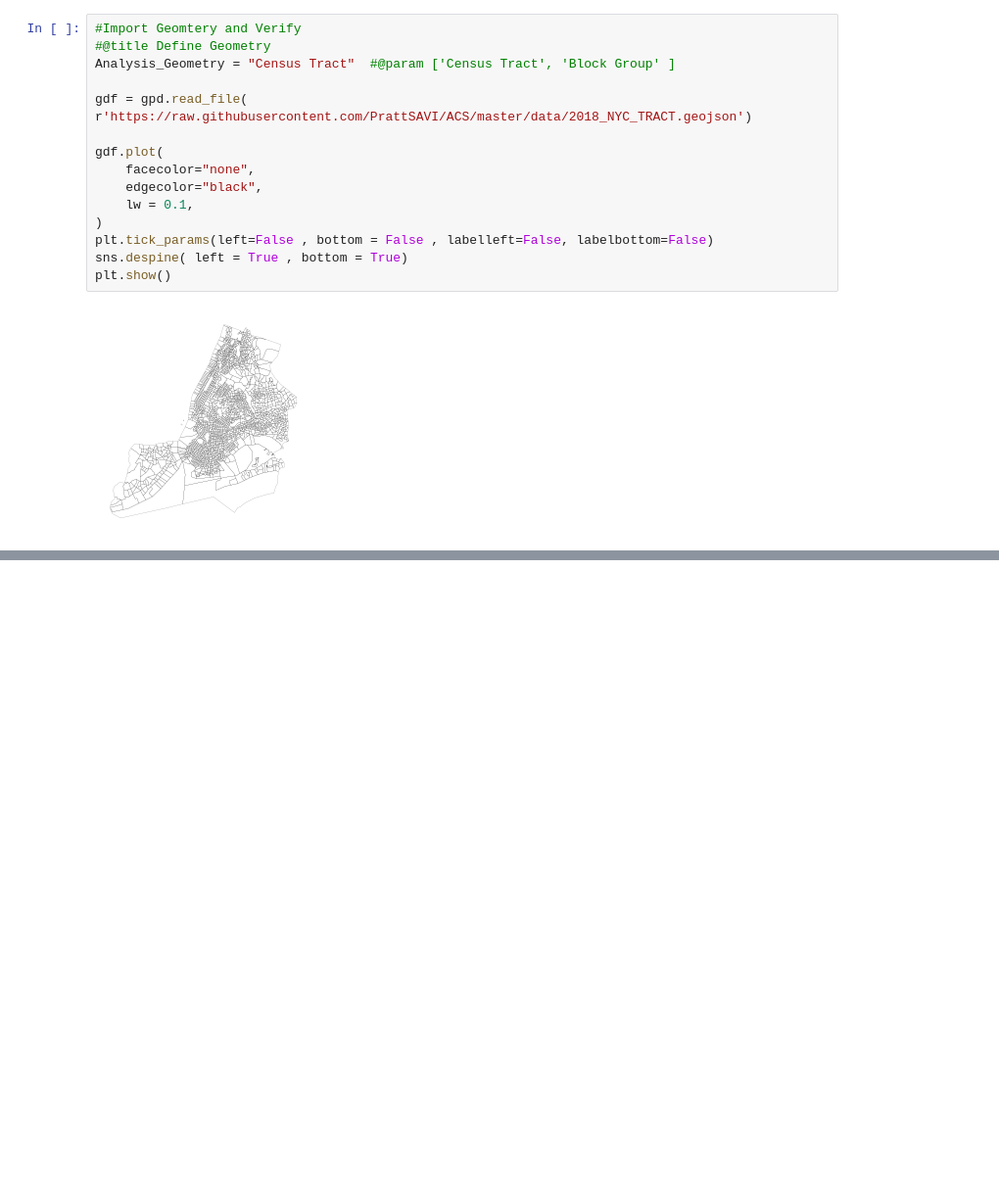
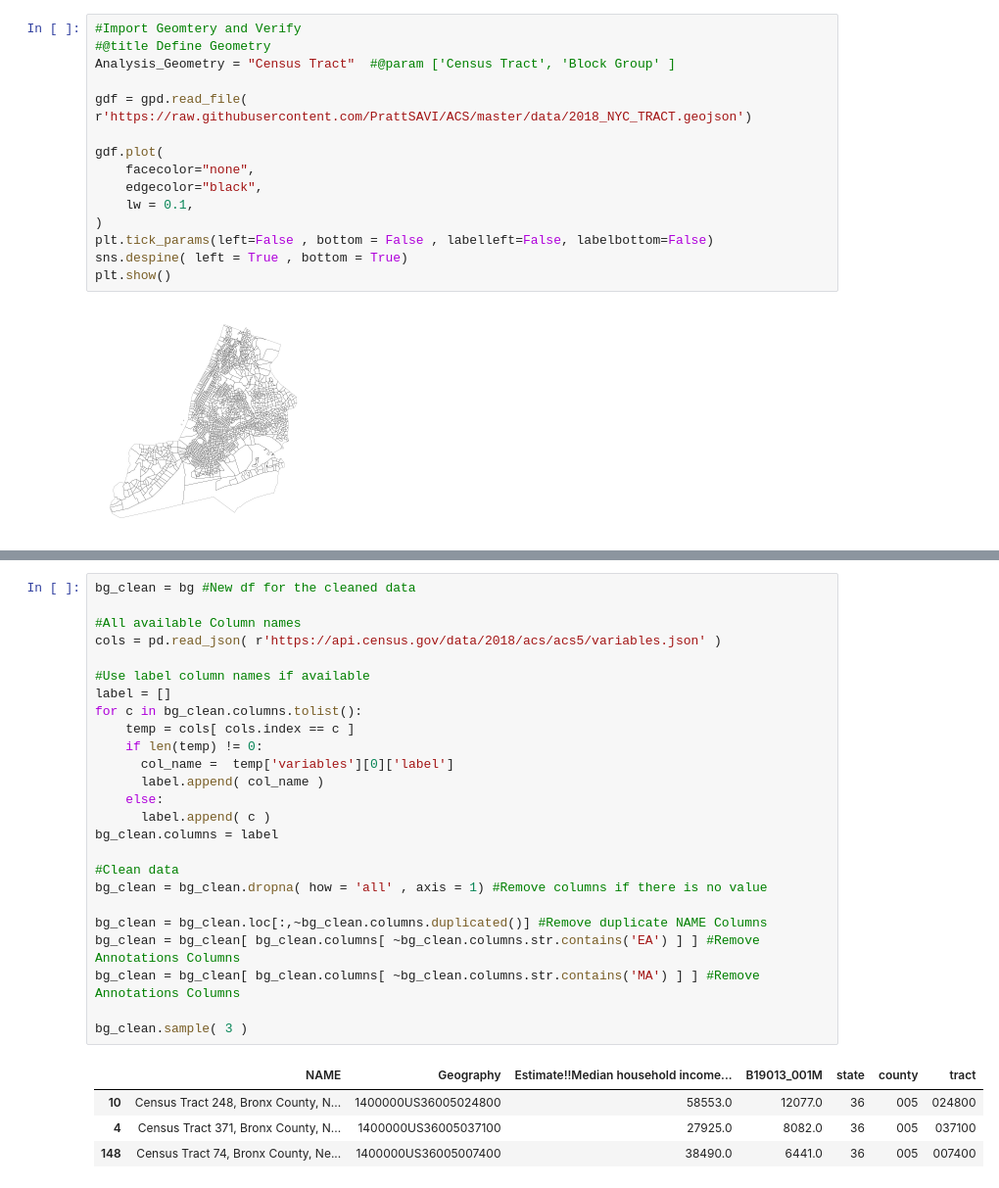
Before and after one commit to PrattSAVI/ACS, a Jupyter notebook: NYC_CensusTable.ipynb, the cells around one changed output, grey strips where cells are left out. Shown at 98% size. Drawn from its saved outputs; the diff is of its cells as text; blank space fills up the shorter version.

```diff
--- a/NYC_CensusTable.ipynb
+++ b/NYC_CensusTable.ipynb
@@ -92,0 +89,30 @@ Estimate!!Median household income in the past 12 months (in 2018 inflation-adjus
+# %%
+bg_clean = bg #New df for the cleaned data
+
+#All available Column names
+cols = pd.read_json( r'https://api.census.gov/data/2018/acs/acs5/variables.json' )
+
+#Use label column names if available
+label = []
+for c in bg_clean.columns.tolist():
+    temp = cols[ cols.index == c ]
+    if len(temp) != 0:
+      col_name =  temp['variables'][0]['label']
+      label.append( col_name )
+    else:
+      label.append( c )
+bg_clean.columns = label
+
+#Clean data
+bg_clean = bg_clean.dropna( how = 'all' , axis = 1) #Remove columns if there is no value
+
+bg_clean = bg_clean.loc[:,~bg_clean.columns.duplicated()] #Remove duplicate NAME Columns
+bg_clean = bg_clean[ bg_clean.columns[ ~bg_clean.columns.str.contains('EA') ] ] #Remove Annotations Columns
+bg_clean = bg_clean[ bg_clean.columns[ ~bg_clean.columns.str.contains('MA') ] ] #Remove Annotations Columns
+
+bg_clean.sample( 3 )
+# %% [output]
+|  | NAME | Geography | Estimate!!Median household income... | B19013_001M | state | county | tract |
+| 10 | Census Tract 248, Bronx County, N... | 1400000US36005024800 | 58553.0 | 12077.0 | 36 | 005 | 024800 |
+| 4 | Census Tract 371, Bronx County, N... | 1400000US36005037100 | 27925.0 | 8082.0 | 36 | 005 | 037100 |
+| 148 | Census Tract 74, Bronx County, Ne... | 1400000US36005007400 | 38490.0 | 6441.0 | 36 | 005 | 007400 |
```
Also changed, not shown: parts of 8 cells of this notebook.
